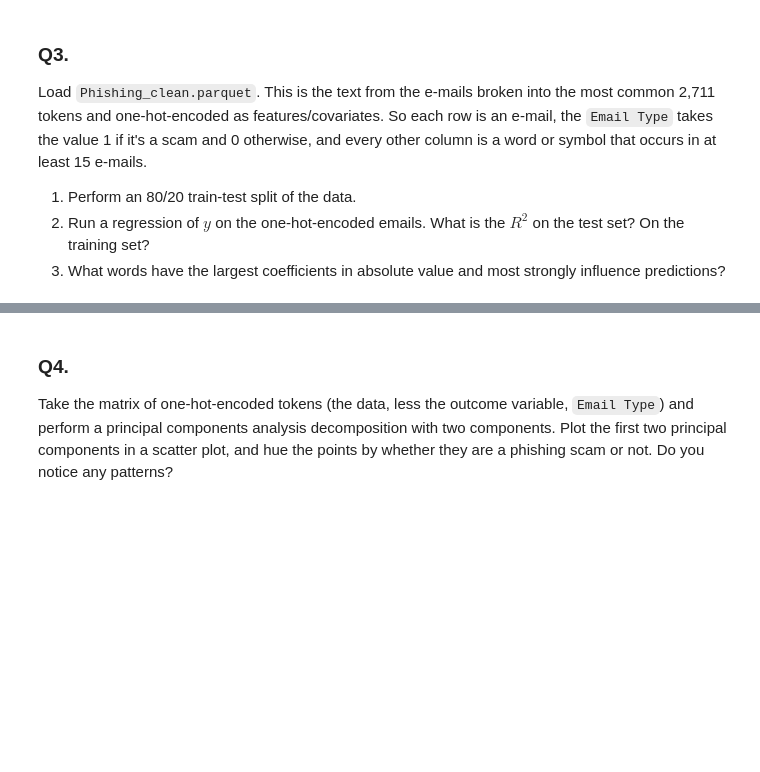
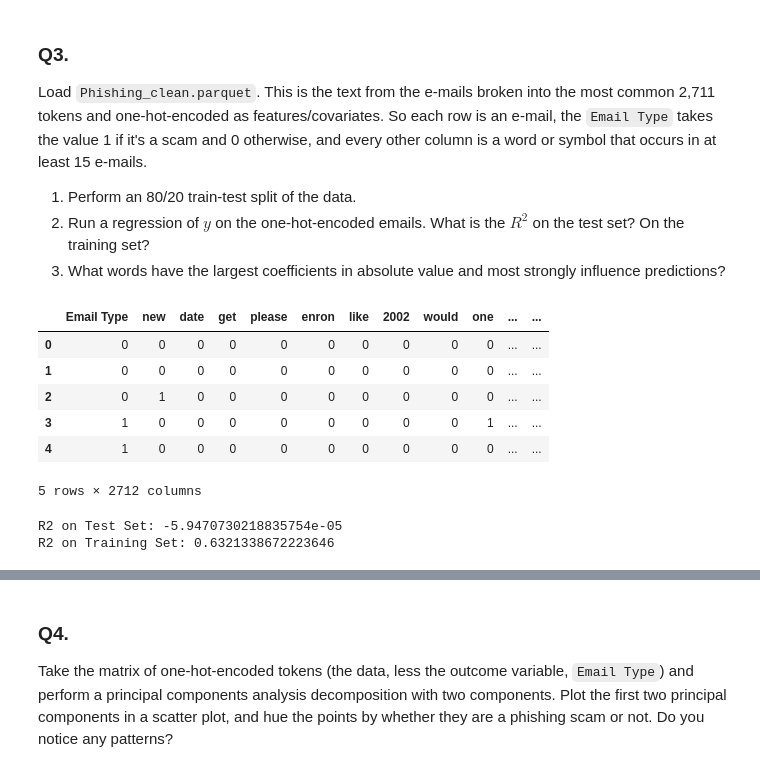
Before and after one commit to natalieassaad/PCA, a Jupyter notebook: 05_PCA/assignment.ipynb, the cells around one changed output, grey strips where cells are left out. Cells and saved outputs as stored; diff of their text form; code cells hidden in the pictures; blank space fills up the shorter version.

```diff
--- a/05_PCA/assignment.ipynb
+++ b/05_PCA/assignment.ipynb
@@ -92,0 +98,11 @@ Load `Phishing_clean.parquet`. This is the text from the e-mails broken into the
+# %%
+df = pd.read_parquet("/content/Phishing_clean.parquet")
+df.head()
+# %% [output]
+|  | Email Type | new | date | get | please | enron | like | 2002 | would | one | ... | ... |
+| 0 | 0 | 0 | 0 | 0 | 0 | 0 | 0 | 0 | 0 | 0 | ... | ... |
+| 1 | 0 | 0 | 0 | 0 | 0 | 0 | 0 | 0 | 0 | 0 | ... | ... |
+| 2 | 0 | 1 | 0 | 0 | 0 | 0 | 0 | 0 | 0 | 0 | ... | ... |
+| 3 | 1 | 0 | 0 | 0 | 0 | 0 | 0 | 0 | 0 | 1 | ... | ... |
+| 4 | 1 | 0 | 0 | 0 | 0 | 0 | 0 | 0 | 0 | 0 | ... | ... |
+5 rows × 2712 columns
@@ -92,0 +115,15 @@ Load `Phishing_clean.parquet`. This is the text from the e-mails broken into the
+# %%
+# Regression on y on the one-hot-encoded emails
+lm = LinearRegression(fit_intercept=False).fit(X_train,y_train)
+y_hat_test = lm.predict(X_test)
+y_hat_train = lm.predict(X_train)
+
+# R2 on test set
+print( "R2 on Test Set:", r2_score(y_hat_test,y_test))
+
+
+# R2 on train set
+print( "R2 on Training Set:" , r2_score(y_hat_train,y_train))
+# %% [output]
+R2 on Test Set: -5.9470730218835754e-05
+R2 on Training Set: 0.6321338672223646
```
Also changed, not shown: parts of 11 cells of this notebook.
